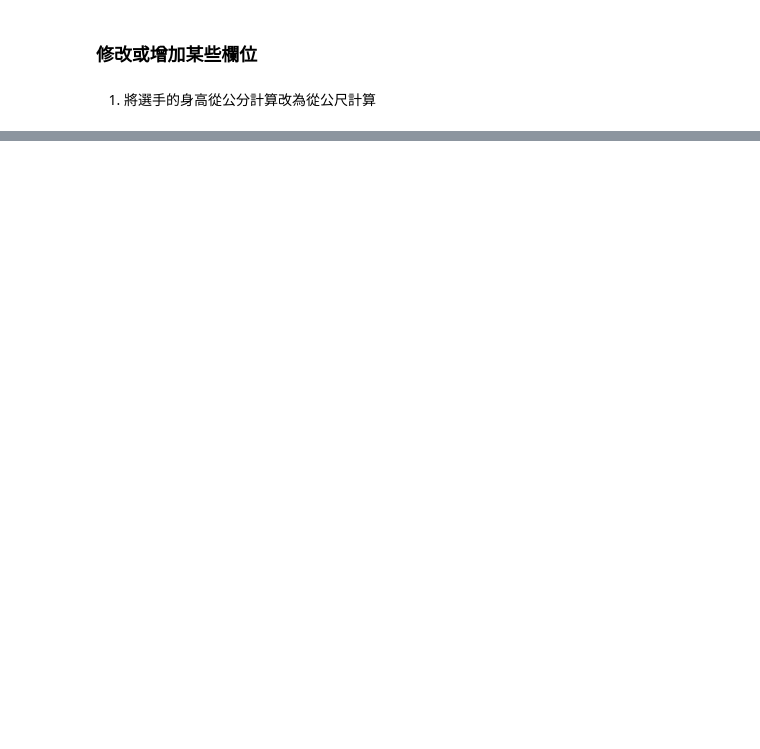
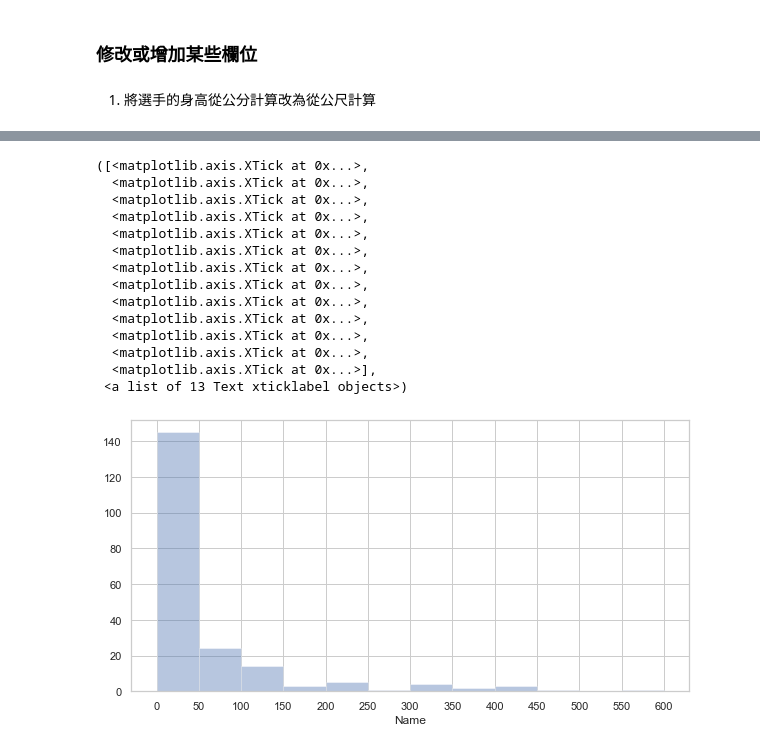
Before and after one commit to sungchien/ecommerce, a Jupyter notebook: 10-fundamental-for-data-analysis.ipynb, the cells around one changed output, grey strips where cells are left out. Cells and saved outputs as stored; diff of their text form; code cells hidden in the pictures; blank space fills up the shorter version.

```diff
--- a/10-fundamental-for-data-analysis.ipynb
+++ b/10-fundamental-for-data-analysis.ipynb
@@ -439,0 +513,21 @@ data[(data.Season=="Summer") & (data.Medal.notnull())]\
+# %%
+# 將人數分布的區間設為50，最小值為0，最大值為650
+plt.figure(figsize=[10, 5])
+ax = sns.distplot(nathelete_region["Name"], kde=False, bins=np.arange(0, 650, 50))
+plt.xticks(np.arange(0, 650, 50)) # x軸上的刻度
+# %% [output]
+([<matplotlib.axis.XTick at 0x...>,
+  <matplotlib.axis.XTick at 0x...>,
+  <matplotlib.axis.XTick at 0x...>,
+  <matplotlib.axis.XTick at 0x...>,
+  <matplotlib.axis.XTick at 0x...>,
+  <matplotlib.axis.XTick at 0x...>,
+  <matplotlib.axis.XTick at 0x...>,
+  <matplotlib.axis.XTick at 0x...>,
+  <matplotlib.axis.XTick at 0x...>,
+  <matplotlib.axis.XTick at 0x...>,
+  <matplotlib.axis.XTick at 0x...>,
+  <matplotlib.axis.XTick at 0x...>,
+  <matplotlib.axis.XTick at 0x...>],
+ <a list of 13 Text xticklabel objects>)
+[figure, added]
```
Also changed, not shown: parts of 91 cells of this notebook, 1 other file.
